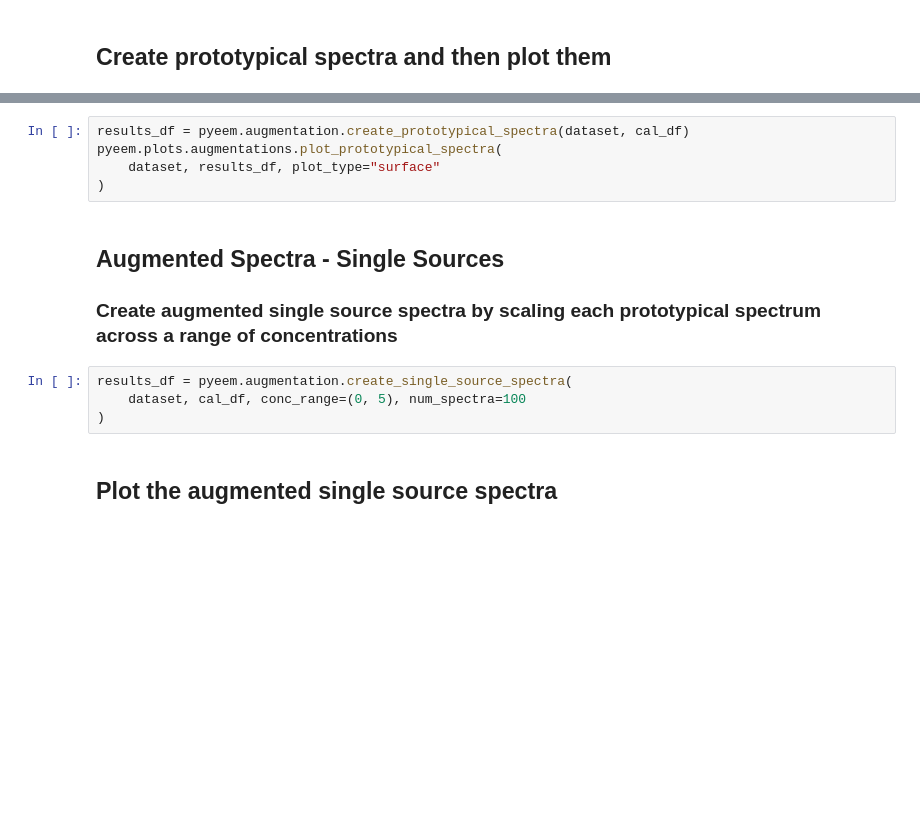
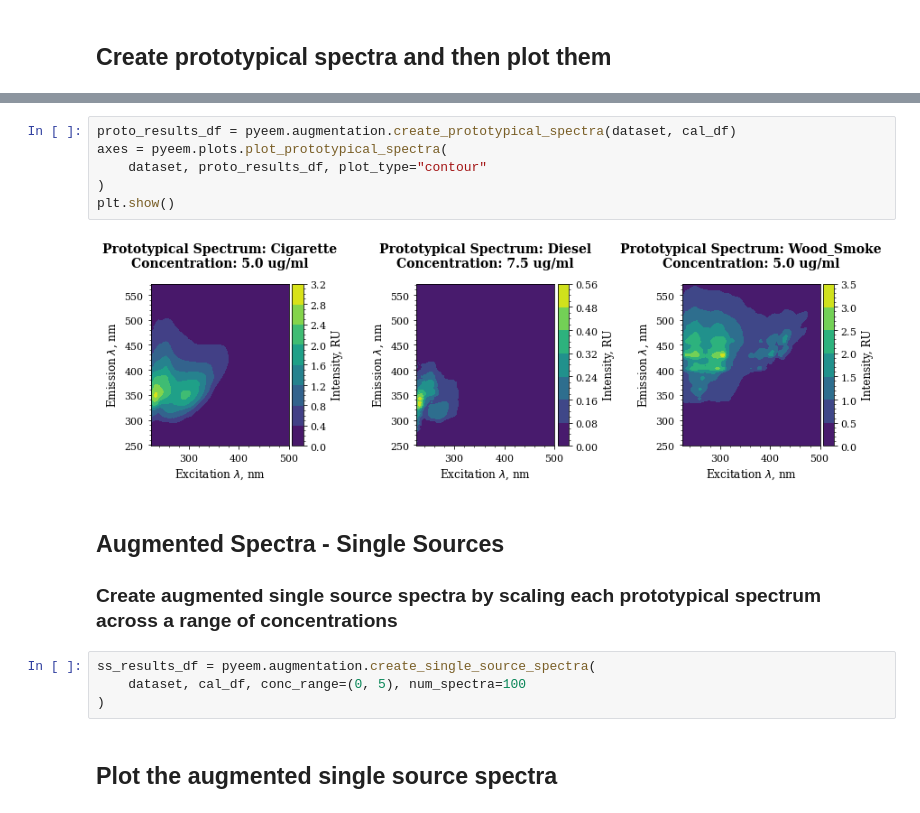
Before and after one commit to drewmee/PyEEM, a Jupyter notebook: examples/pyeem_tutorial.ipynb, the cells around one changed output, grey strips where cells are left out. Cells and saved outputs as stored; diff of their text form; blank space fills up the shorter version.

```diff
--- a/examples/pyeem_tutorial.ipynb
+++ b/examples/pyeem_tutorial.ipynb
@@ -591,13 +717,16 @@ HTML(animation.to_html5_video())
 # %%
-results_df = pyeem.augmentation.create_prototypical_spectra(dataset, cal_df)
-pyeem.plots.augmentations.plot_prototypical_spectra(
-    dataset, results_df, plot_type="surface"
+proto_results_df = pyeem.augmentation.create_prototypical_spectra(dataset, cal_df)
+axes = pyeem.plots.plot_prototypical_spectra(
+    dataset, proto_results_df, plot_type="contour"
 )
+plt.show()
+# %% [output]
+[figure, added]
 # %% [markdown]
 ## Augmented Spectra - Single Sources
 ### Create augmented single source spectra by scaling each prototypical spectrum across a range of concentrations
 # %%
-results_df = pyeem.augmentation.create_single_source_spectra(
+ss_results_df = pyeem.augmentation.create_single_source_spectra(
     dataset, cal_df, conc_range=(0, 5), num_spectra=100
 )
 # %% [markdown]
```
Also changed, not shown: parts of 21 cells of this notebook, 9 other files.
